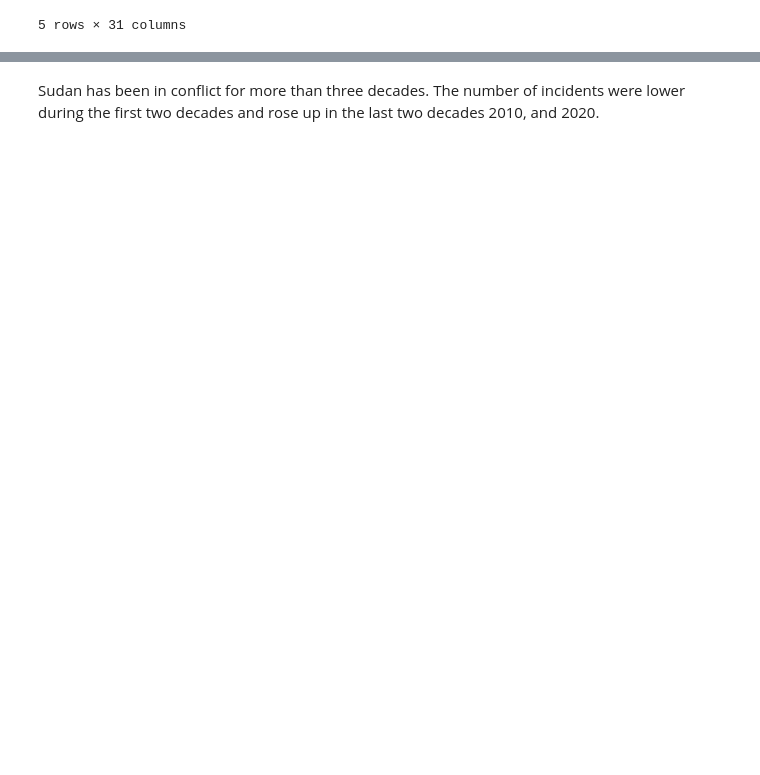
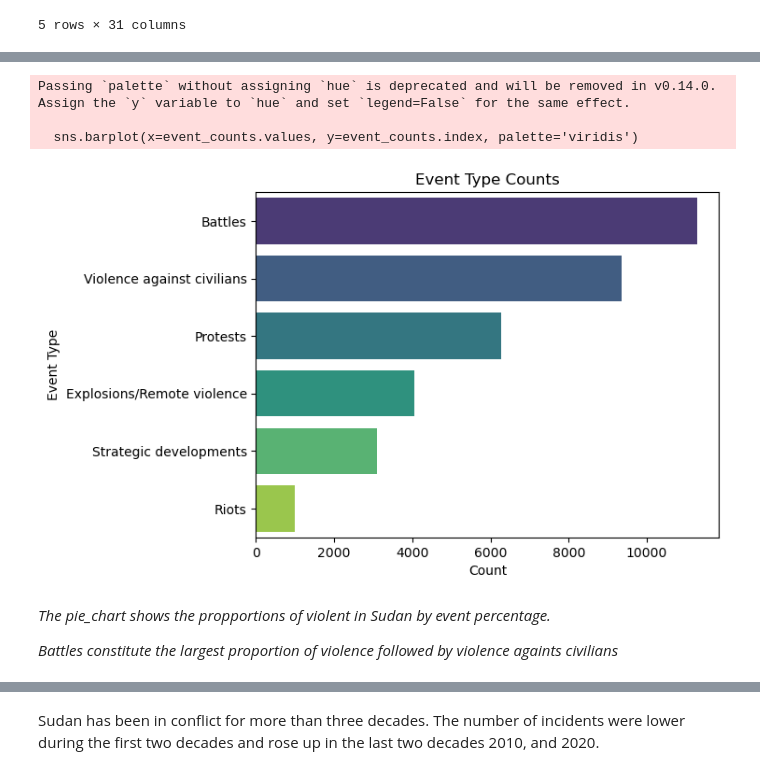
Before and after one commit to pmachieng/P_3_project, a Jupyter notebook: index.ipynb.ipynb, the cells around one changed output, grey strips where cells are left out. Cells and saved outputs as stored; diff of their text form; code cells hidden in the pictures; blank space fills up the shorter version.

```diff
--- a/index.ipynb.ipynb
+++ b/index.ipynb.ipynb
@@ -335,0 +131,20 @@ dtype: int64
+# %%
+# Count occurrences of each 'event_type'
+
+event_counts = df_selected['event_type'].value_counts()
+
+# Create a barplot
+sns.barplot(x=event_counts.values, y=event_counts.index, palette='viridis')
+
+# Add titles and labels
+plt.title('Event Type Counts')
+plt.xlabel('Count')
+plt.ylabel('Event Type')
+
+# Display the plot
+plt.show()
+# %% [output]
+Passing `palette` without assigning `hue` is deprecated and will be removed in v0.14.0. Assign the `y` variable to `hue` and set `legend=False` for the same effect.
+
+  sns.barplot(x=event_counts.values, y=event_counts.index, palette='viridis')
+[figure, added]
@@ -335,0 +162,4 @@ dtype: int64
+# %% [markdown]
+_The pie_chart shows the propportions of violent in Sudan by event percentage._
+
+_Battles constitute the largest proportion of violence followed by violence againts civilians_
```
Also changed, not shown: parts of 78 cells of this notebook, 2 other files.
